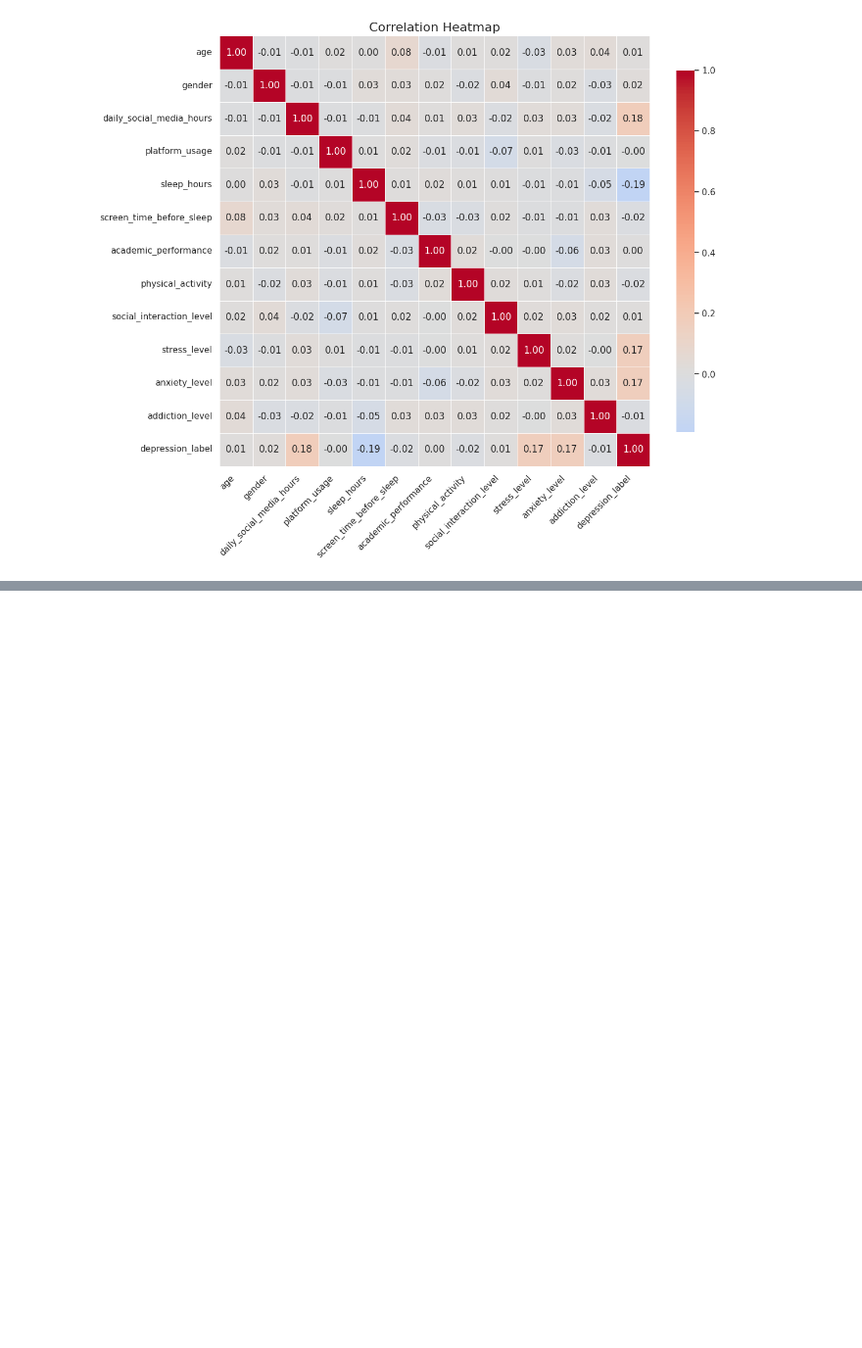
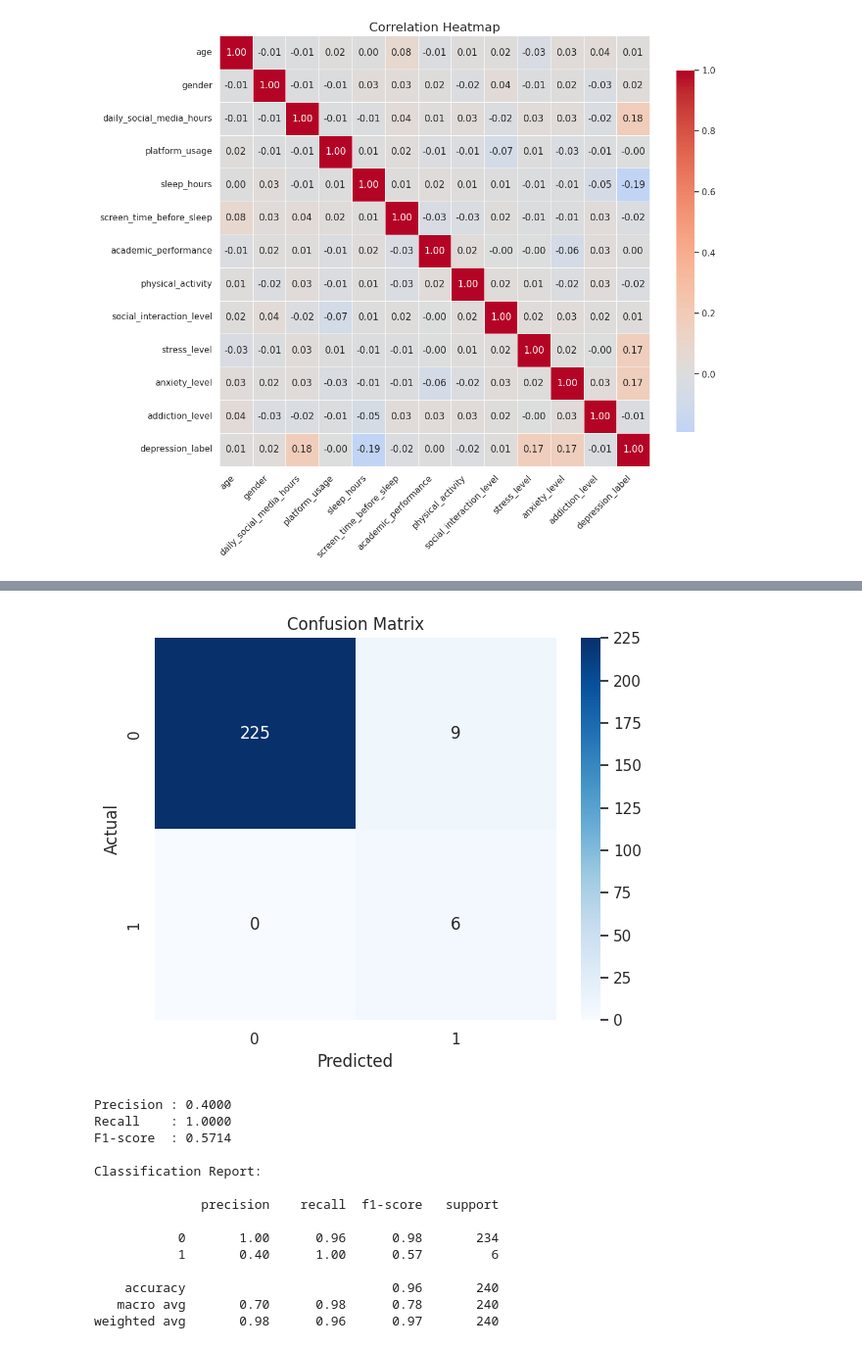
Before and after one commit to ILoveBacteria/data-mining-homeworks, a Jupyter notebook: homework3/notebook.ipynb, the cells around one changed output, grey strips where cells are left out. Shown at 98% size. Drawn from its saved outputs; the diff is of its cells as text; code cells hidden in the pictures; blank space fills up the shorter version.

```diff
--- a/homework3/notebook.ipynb
+++ b/homework3/notebook.ipynb
@@ -312,0 +425,41 @@ X_train, X_test, y_train, y_test = train_test_split(X, y, test_size=0.2, stratif
+# %%
+
+cm = confusion_matrix(y_test, y_pred)
+
+plt.figure(figsize=(6, 5))
+sns.heatmap(
+    cm,
+    annot=True,
+    fmt="d",
+    cmap="Blues",
+    xticklabels=model.classes_,
+    yticklabels=model.classes_
+)
+plt.xlabel("Predicted")
+plt.ylabel("Actual")
+plt.title("Confusion Matrix")
+plt.tight_layout()
+plt.show()
+
+print(f"Precision : {precision_score(y_test, y_pred):.4f}")
+print(f"Recall    : {recall_score(y_test, y_pred):.4f}")
+print(f"F1-score  : {f1_score(y_test, y_pred):.4f}")
+
+print("\nClassification Report:\n")
+print(classification_report(y_test, y_pred))
+# %% [output]
+[figure, added]
+Precision : 0.4000
+Recall    : 1.0000
+F1-score  : 0.5714
+
+Classification Report:
+
+              precision    recall  f1-score   support
+
+           0       1.00      0.96      0.98       234
+           1       0.40      1.00      0.57         6
+
+    accuracy                           0.96       240
+   macro avg       0.70      0.98      0.78       240
+weighted avg       0.98      0.96      0.97       240
```
Also changed, not shown: parts of 11 cells of this notebook.
